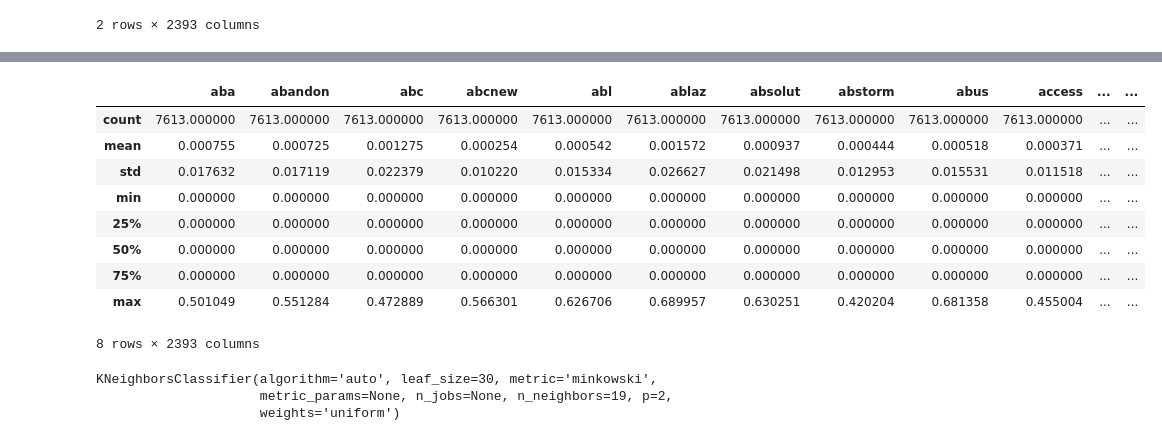
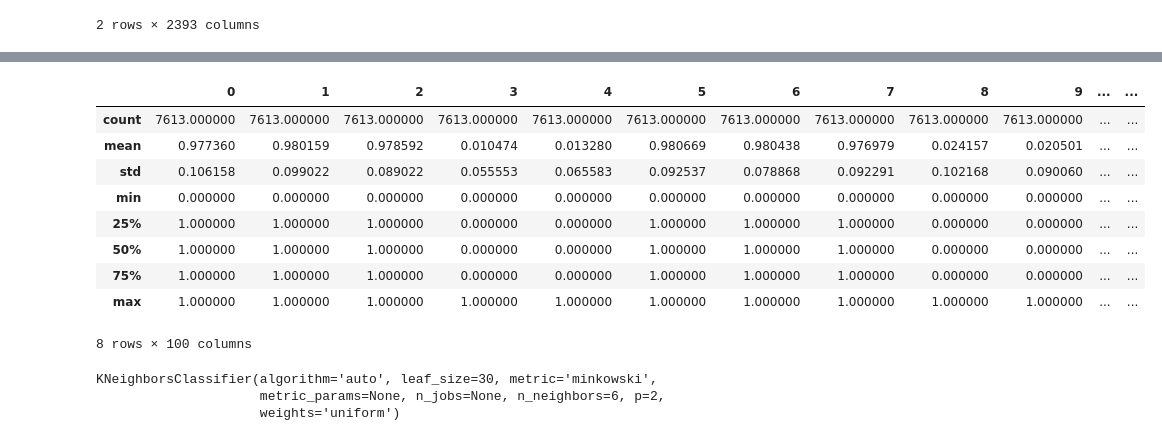
Before and after one commit to andi-carretero/TP2_Datos, a Jupyter notebook: KNN-Tf-Idf.ipynb, the cells around one changed output, grey strips where cells are left out. Saved outputs shown, nothing was run; the diff lists cells and outputs as text; code cells hidden in the pictures.

```diff
--- a/KNN-Tf-Idf.ipynb
+++ b/KNN-Tf-Idf.ipynb
@@ -39 +31,27 @@ new_train = pd.DataFrame(new_train)
+# %%
+def reducirDimension(df):
+    wantedDf = pd.DataFrame()
+    for i in range(df.shape[1]):
+        calculatedIndex = ((61 * i + 65) % 100)
+        subtractOrAdd = 1 if ( (( (3 * i + 4) % 5) % 2) == 1) else -1
+        if(calculatedIndex in wantedDf.columns):
+            wantedDf[calculatedIndex] = wantedDf[calculatedIndex] + (df.iloc[:,i] * subtractOrAdd)
+        else:
+            wantedDf[calculatedIndex] = df.iloc[:,i] * subtractOrAdd
+
+    return wantedDf
+# %%
+from sklearn import preprocessing
+
+def normalizar(df):
+    x = df.values #returns a numpy array
+    min_max_scaler = preprocessing.MinMaxScaler()
+    x_scaled = min_max_scaler.fit_transform(x)
+    df = pd.DataFrame(x_scaled)
+    return df
+# %%
+new_train = reducirDimension(train_limpio.drop(columns= ['target']))
+new_train = normalizar(new_train)
+new_test = reducirDimension(test_limpio)
+new_test = normalizar(new_test)
 # %%
@@ -59,28 +80,28 @@ memory usage: 5.8 MB
 # %%
-df_x=train_limpio.drop(['target'], axis=1)
+df_x= new_train
 df_x.describe()
 # %% [output]
-|  | aba | abandon | abc | abcnew | abl | ablaz | absolut | abstorm | abus | access | ... | ... |
+|  | 0 | 1 | 2 | 3 | 4 | 5 | 6 | 7 | 8 | 9 | ... | ... |
 | count | 7613.000000 | 7613.000000 | 7613.000000 | 7613.000000 | 7613.000000 | 7613.000000 | 7613.000000 | 7613.000000 | 7613.000000 | 7613.000000 | ... | ... |
-| mean | 0.000755 | 0.000725 | 0.001275 | 0.000254 | 0.000542 | 0.001572 | 0.000937 | 0.000444 | 0.000518 | 0.000371 | ... | ... |
-| std | 0.017632 | 0.017119 | 0.022379 | 0.010220 | 0.015334 | 0.026627 | 0.021498 | 0.012953 | 0.015531 | 0.011518 | ... | ... |
+| mean | 0.977360 | 0.980159 | 0.978592 | 0.010474 | 0.013280 | 0.980669 | 0.980438 | 0.976979 | 0.024157 | 0.020501 | ... | ... |
+| std | 0.106158 | 0.099022 | 0.089022 | 0.055553 | 0.065583 | 0.092537 | 0.078868 | 0.092291 | 0.102168 | 0.090060 | ... | ... |
 | min | 0.000000 | 0.000000 | 0.000000 | 0.000000 | 0.000000 | 0.000000 | 0.000000 | 0.000000 | 0.000000 | 0.000000 | ... | ... |
-| 25% | 0.000000 | 0.000000 | 0.000000 | 0.000000 | 0.000000 | 0.000000 | 0.000000 | 0.000000 | 0.000000 | 0.000000 | ... | ... |
-| 50% | 0.000000 | 0.000000 | 0.000000 | 0.000000 | 0.000000 | 0.000000 | 0.000000 | 0.000000 | 0.000000 | 0.000000 | ... | ... |
-| 75% | 0.000000 | 0.000000 | 0.000000 | 0.000000 | 0.000000 | 0.000000 | 0.000000 | 0.000000 | 0.000000 | 0.000000 | ... | ... |
-| max | 0.501049 | 0.551284 | 0.472889 | 0.566301 | 0.626706 | 0.689957 | 0.630251 | 0.420204 | 0.681358 | 0.455004 | ... | ... |
+| 25% | 1.000000 | 1.000000 | 1.000000 | 0.000000 | 0.000000 | 1.000000 | 1.000000 | 1.000000 | 0.000000 | 0.000000 | ... | ... |
+| 50% | 1.000000 | 1.000000 | 1.000000 | 0.000000 | 0.000000 | 1.000000 | 1.000000 | 1.000000 | 0.000000 | 0.000000 | ... | ... |
+| 75% | 1.000000 | 1.000000 | 1.000000 | 0.000000 | 0.000000 | 1.000000 | 1.000000 | 1.000000 | 0.000000 | 0.000000 | ... | ... |
+| max | 1.000000 | 1.000000 | 1.000000 | 1.000000 | 1.000000 | 1.000000 | 1.000000 | 1.000000 | 1.000000 | 1.000000 | ... | ... |
-8 rows × 2393 columns
+8 rows × 100 columns
 # %%
 df_y=train_limpio.target
 # %%
 X_train, X_test, y_train, y_test = train_test_split(df_x, df_y, test_size=0.1, random_state=4)
 # %%
 from sklearn.neighbors import KNeighborsClassifier
-classifier = KNeighborsClassifier(n_neighbors=19)
+classifier = KNeighborsClassifier(n_neighbors=6)
 classifier.fit(X_train, y_train)
 # %% [output]
 KNeighborsClassifier(algorithm='auto', leaf_size=30, metric='minkowski',
-                     metric_params=None, n_jobs=None, n_neighbors=19, p=2,
+                     metric_params=None, n_jobs=None, n_neighbors=6, p=2,
                      weights='uniform')
 # %%
 y_pred = classifier.predict(X_test)
```
Also changed, not shown: parts of 7 cells of this notebook.
